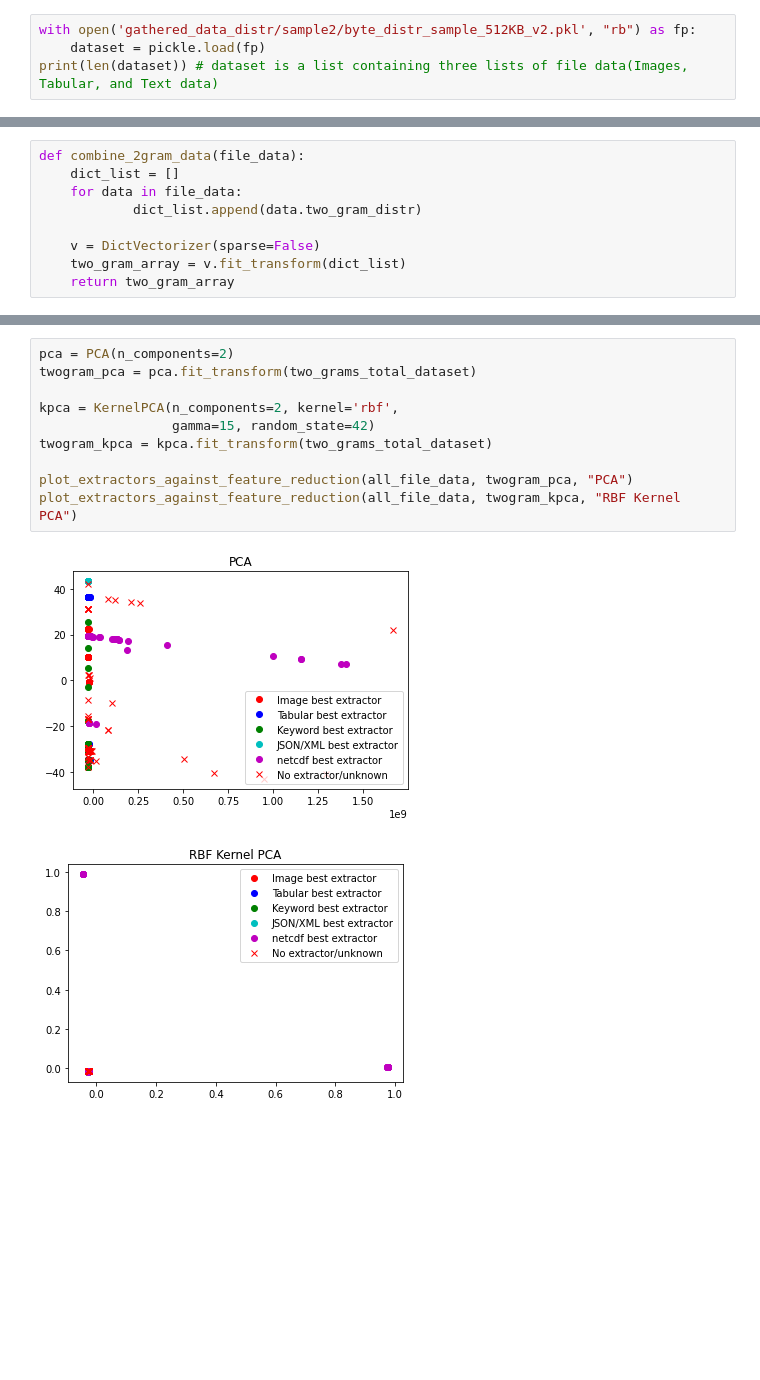
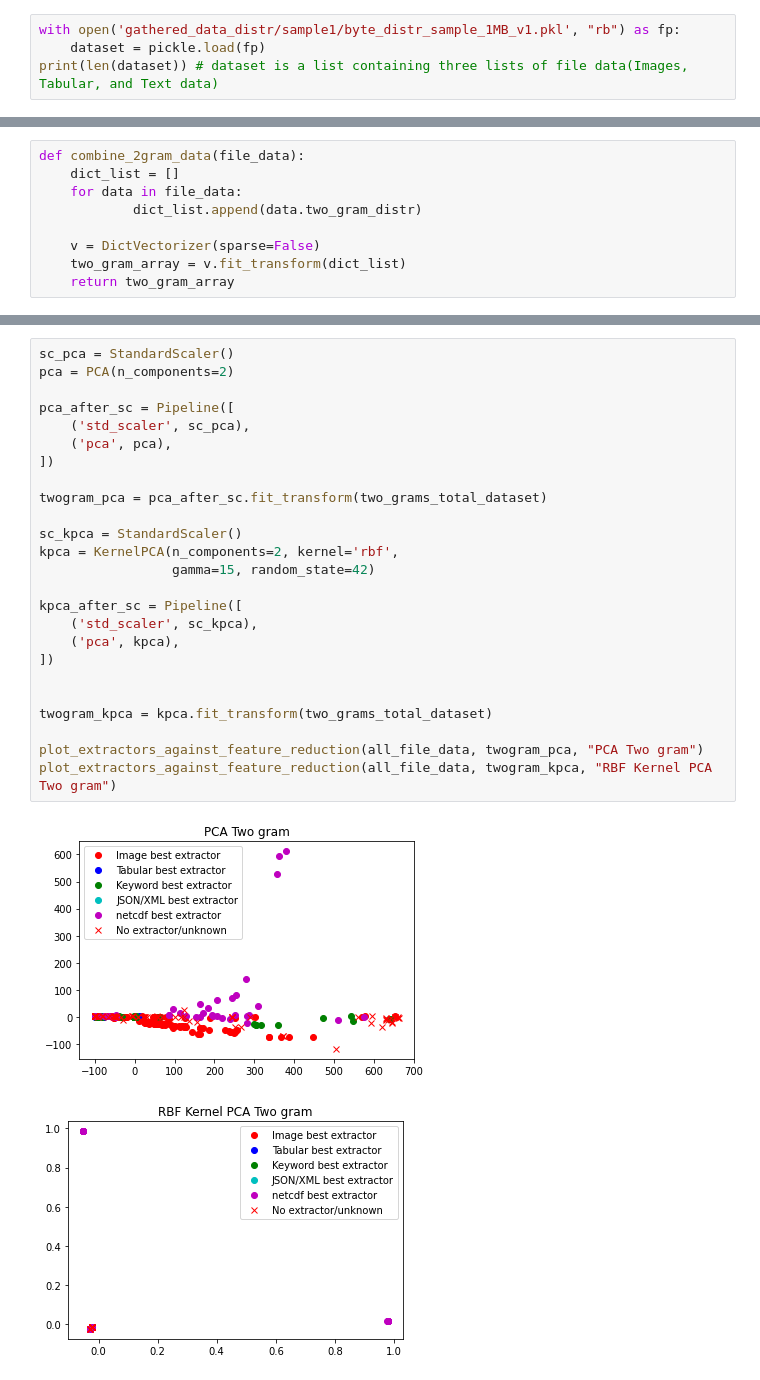
Before and after one commit to xtracthub/MetaDataExtractionModel, a Jupyter notebook: subdataset/subsetAnalysis7.ipynb, the cells around one changed output, grey strips where cells are left out. Cells and saved outputs as stored; diff of their text form; blank space fills up the shorter version.

```diff
--- a/subdataset/subsetAnalysis7.ipynb
+++ b/subdataset/subsetAnalysis7.ipynb
@@ -19,7 +19,7 @@ from sklearn.manifold import TSNE
 from sklearn.preprocessing import StandardScaler
 from sklearn.pipeline import Pipeline
 # %%
-with open('gathered_data_distr/sample2/byte_distr_sample_512KB_v2.pkl', "rb") as fp:
+with open('gathered_data_distr/sample1/byte_distr_sample_1MB_v1.pkl', "rb") as fp:
     dataset = pickle.load(fp)
 print(len(dataset)) # dataset is a list containing three lists of file data(Images, Tabular, and Text data)
 # %% [output]
@@ -223,14 +240,29 @@ two_grams_total_dataset = np.nan_to_num(two_grams_total_dataset)
 # %%
+sc_pca = StandardScaler()
 pca = PCA(n_components=2)
-twogram_pca = pca.fit_transform(two_grams_total_dataset)
 
+pca_after_sc = Pipeline([
+    ('std_scaler', sc_pca),
+    ('pca', pca),
+])
+
+twogram_pca = pca_after_sc.fit_transform(two_grams_total_dataset)
+
+sc_kpca = StandardScaler()
 kpca = KernelPCA(n_components=2, kernel='rbf',
                  gamma=15, random_state=42)
+
+kpca_after_sc = Pipeline([
+    ('std_scaler', sc_kpca),
+    ('pca', kpca),
+])
+
+
 twogram_kpca = kpca.fit_transform(two_grams_total_dataset)
 
-plot_extractors_against_feature_reduction(all_file_data, twogram_pca, "PCA")
-plot_extractors_against_feature_reduction(all_file_data, twogram_kpca, "RBF Kernel PCA")
+plot_extractors_against_feature_reduction(all_file_data, twogram_pca, "PCA Two gram")
+plot_extractors_against_feature_reduction(all_file_data, twogram_kpca, "RBF Kernel PCA Two gram")
 # %% [output]
-[figure, old version]
+[figure, new version]
-[figure, old version]
+[figure, new version]
 # %%
```
Also changed, not shown: parts of 13 cells of this notebook, 2 other files.
